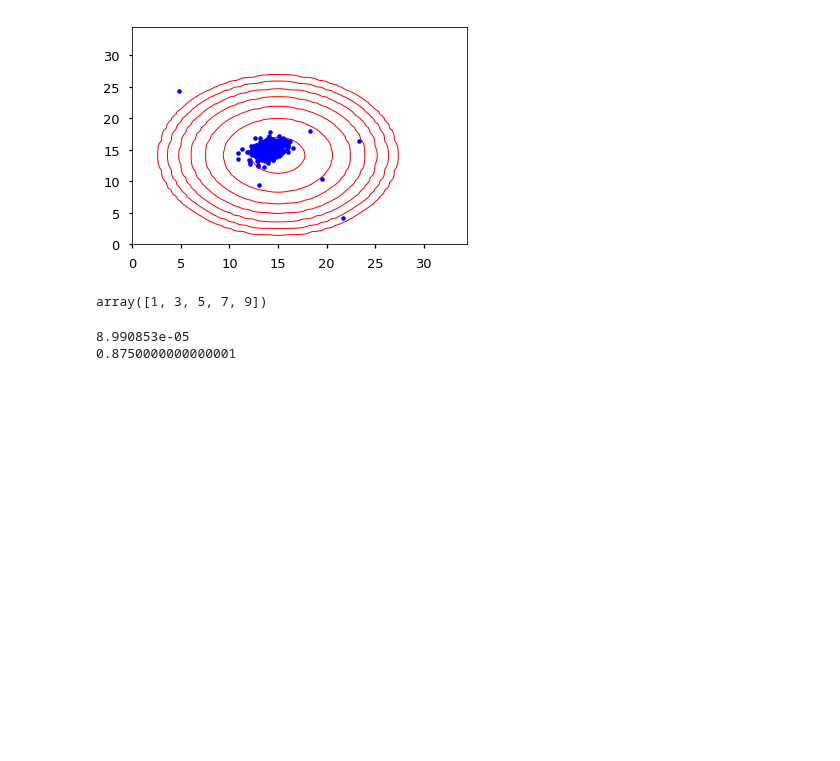
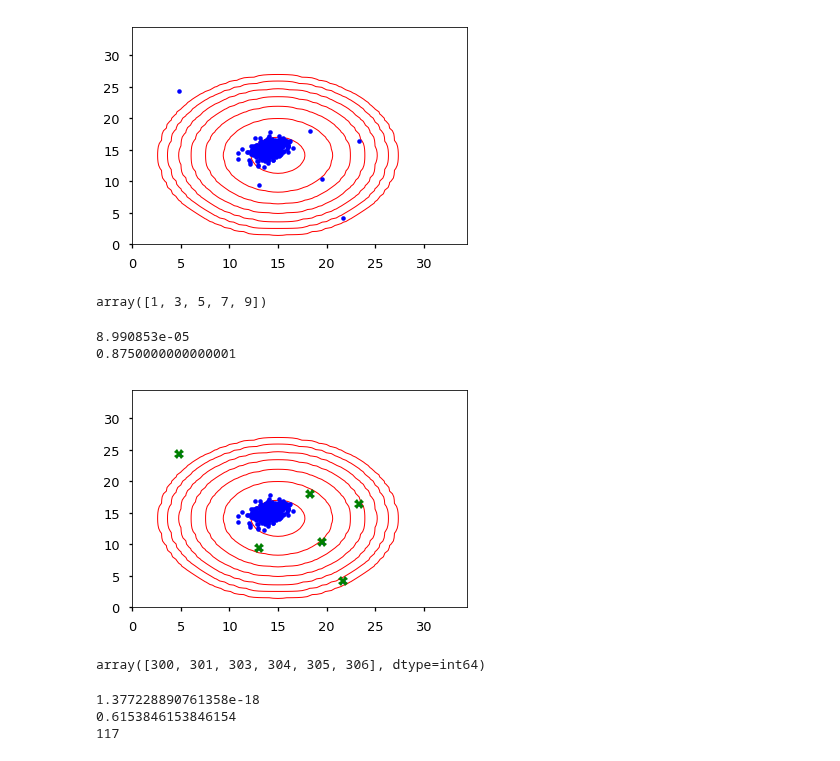
Before and after one commit to iamcuigang/ipy_sci, a Jupyter notebook: ML_AndrewNg/ex8.ipynb, the cells around one changed output. Drawn from its saved outputs; the diff is of its cells as text; code cells hidden in the pictures; blank space fills up the shorter version.

```diff
--- a/ML_AndrewNg/ex8.ipynb
+++ b/ML_AndrewNg/ex8.ipynb
@@ -138,3 +138,13 @@ print F1             ### 0.875000
 # %% [output]
 8.990853e-05
 0.8750000000000001
+# %%
+outliers = np.where(p < epsilon)[0]
+visualizeFit(X, mu, sigma2);
+plt.plot(X[outliers,0], X[outliers, 1], 'gX');
+# %% [output]
+[figure, added]
+# %%
+outliers
+# %% [output]
+array([300, 301, 303, 304, 305, 306], dtype=int64)
@@ -140,0 +157,12 @@ print F1             ### 0.875000
+# %%
+mu, sigma2 = estimateGassian(X)
+p = multivariateGaussian(X, mu, sigma2)
+pval = multivariateGaussian(Xval, mu, sigma2)
+epsilon, F1 = selectThreshold(yval, pval)
+print epsilon                              ### 1.38e-18
+print F1                                   ### 0.615385
+print np.sum((p<epsilon).astype('int'))    ### 117
+# %% [output]
+1.377228890761358e-18
+0.6153846153846154
+117
```
Also changed, not shown: parts of 1 cell of this notebook, 1 other file.
